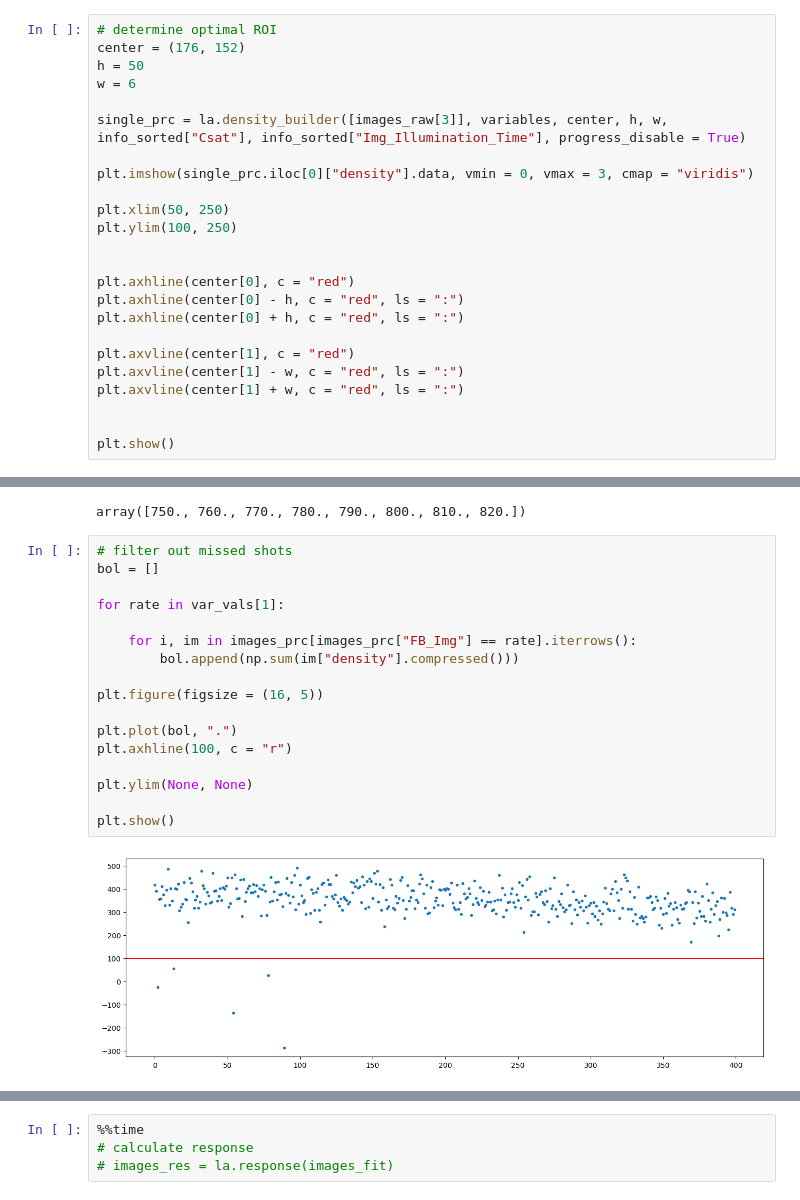
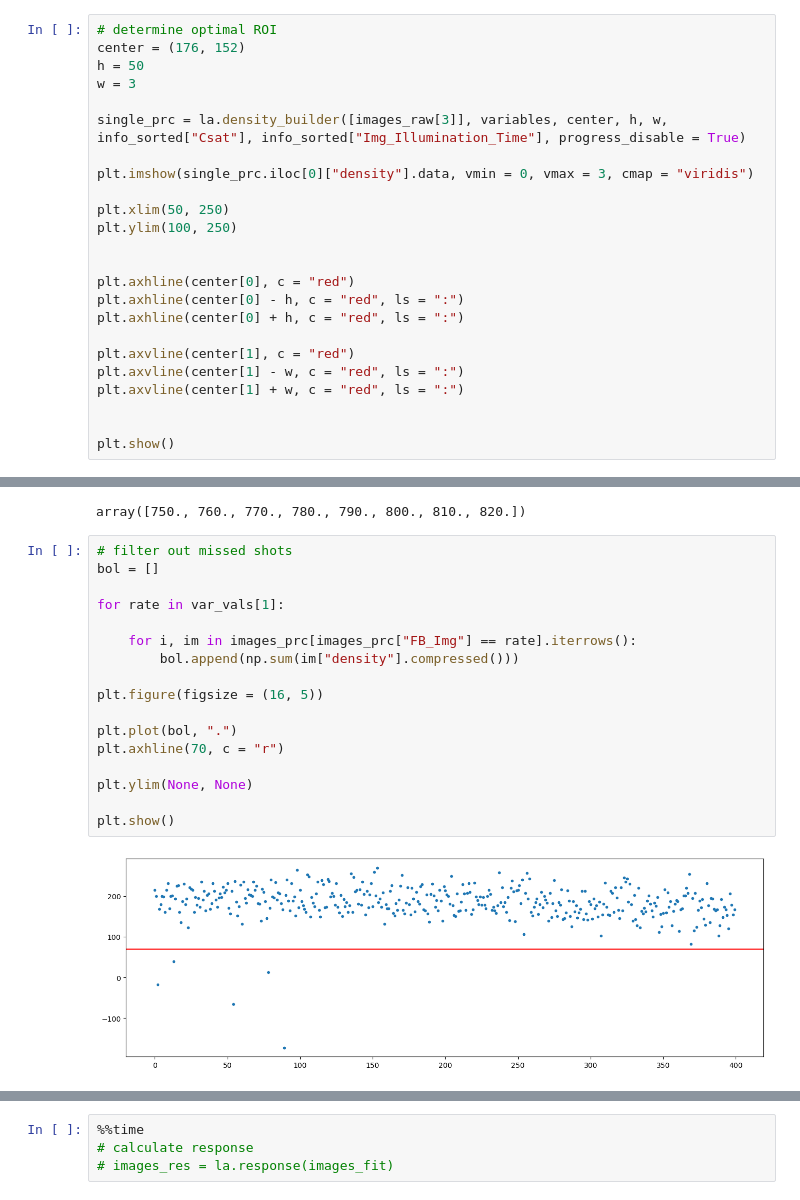
Before and after one commit to ArtMk/lithium, a Jupyter notebook: T4.ipynb, the cells around one changed output, grey strips where cells are left out. Cells and saved outputs as stored; diff of their text form.

```diff
--- a/T4.ipynb
+++ b/T4.ipynb
@@ -41,7 +42,7 @@ Wall time: 204 ms
 # determine optimal ROI
 center = (176, 152)
 h = 50
-w = 6
+w = 3
 
 single_prc = la.density_builder([images_raw[3]], variables, center, h, w, info_sorted["Csat"], info_sorted["Img_Illumination_Time"], progress_disable = True)
 
@@ -77,22 +78,22 @@ array([750., 760., 770., 780., 790., 800., 810., 820.])
 # %%
 # filter out missed shots
 bol = []
 
 for rate in var_vals[1]:
 
     for i, im in images_prc[images_prc["FB_Img"] == rate].iterrows():
         bol.append(np.sum(im["density"].compressed()))
 
 plt.figure(figsize = (16, 5))
 
 plt.plot(bol, ".")
-plt.axhline(100, c = "r")
+plt.axhline(70, c = "r")
 
 plt.ylim(None, None)
 
 plt.show()
 # %% [output]
-[figure, old version]
+[figure, new version]
 # %%
 %%time
 # filter missed shots
```
Also changed, not shown: parts of 12 cells of this notebook, 2 other files.
